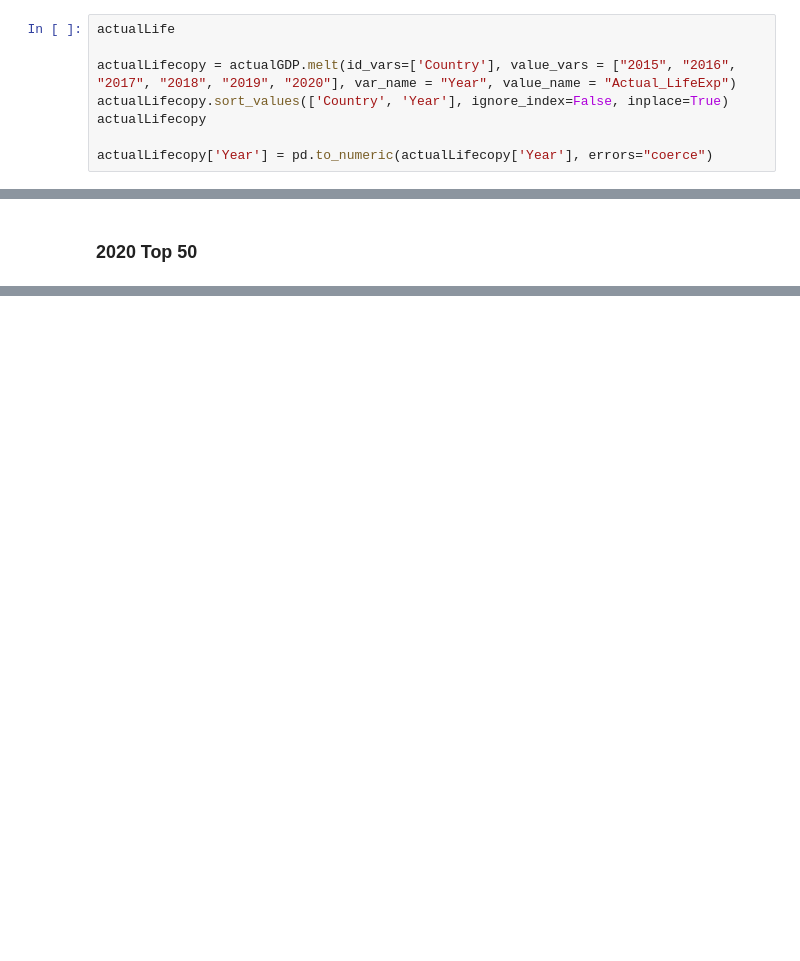
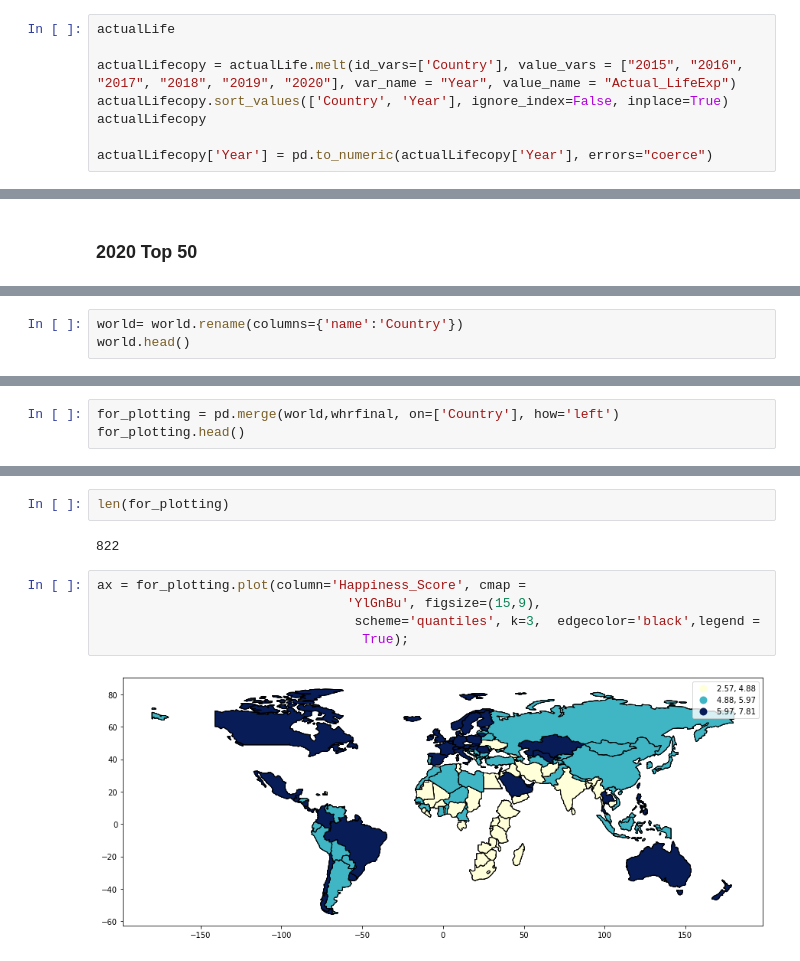
Before and after one commit to JoanaGayeta/DATANVIFinalProj, a Jupyter notebook: project/Cleaning.ipynb, the cells around one changed output, grey strips where cells are left out. Cells and saved outputs as stored; diff of their text form; blank space fills up the shorter version.

```diff
--- a/project/Cleaning.ipynb
+++ b/project/Cleaning.ipynb
@@ -1189,7 +1189,7 @@ whrfinal
 # %%
 actualLife
 
-actualLifecopy = actualGDP.melt(id_vars=['Country'], value_vars = ["2015", "2016", "2017", "2018", "2019", "2020"], var_name = "Year", value_name = "Actual_LifeExp")
+actualLifecopy = actualLife.melt(id_vars=['Country'], value_vars = ["2015", "2016", "2017", "2018", "2019", "2020"], var_name = "Year", value_name = "Actual_LifeExp")
 actualLifecopy.sort_values(['Country', 'Year'], ignore_index=False, inplace=True)
 actualLifecopy
 
@@ -1388,0 +1405,3 @@ CRSError: Invalid projection: epsg:4326: (Internal Proj Error: proj_create: SQLi
+# %%
+world= world.rename(columns={'name':'Country'})
+world.head()
@@ -1388,0 +1424,3 @@ CRSError: Invalid projection: epsg:4326: (Internal Proj Error: proj_create: SQLi
+# %%
+for_plotting = pd.merge(world,whrfinal, on=['Country'], how='left')
+for_plotting.head()
@@ -1388,0 +1454,11 @@ CRSError: Invalid projection: epsg:4326: (Internal Proj Error: proj_create: SQLi
+# %%
+len(for_plotting)
+# %% [output]
+822
+# %%
+ax = for_plotting.plot(column='Happiness_Score', cmap =
+                                'YlGnBu', figsize=(15,9),
+                                 scheme='quantiles', k=3,  edgecolor='black',legend =
+                                  True);
+# %% [output]
+[figure, added]
```
Also changed, not shown: parts of 20 cells of this notebook, 3 other files.
